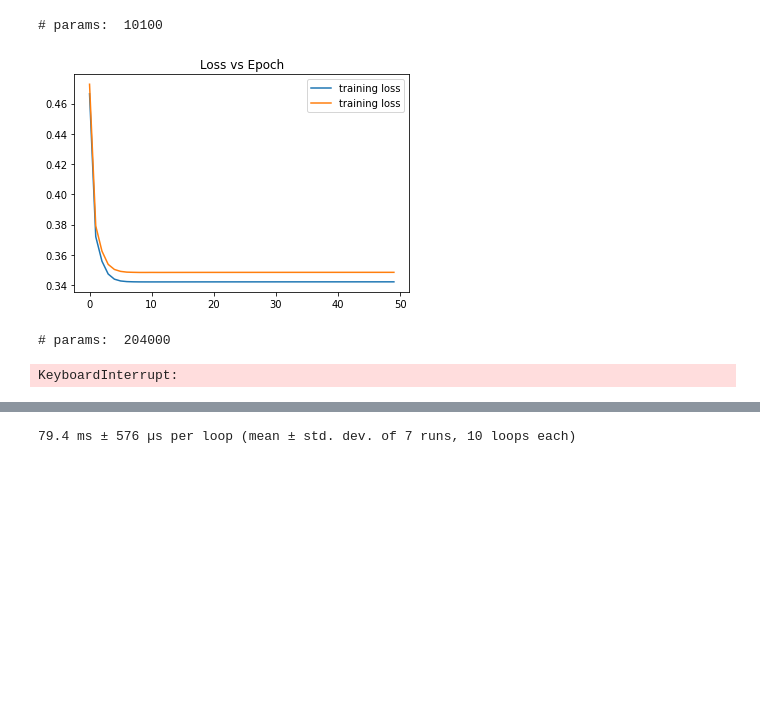
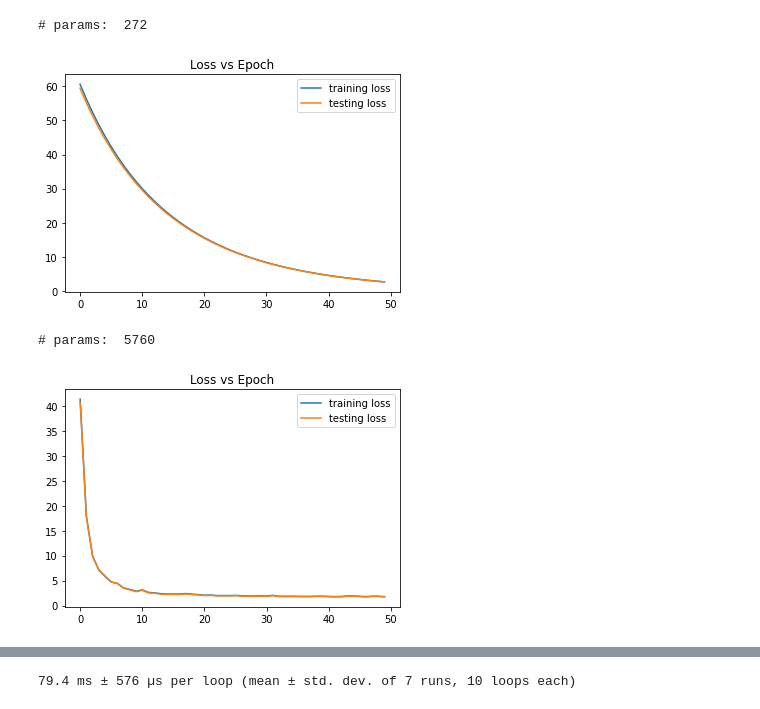
Before and after one commit to akarshkumar0101/timm-mlp-shaker, a Jupyter notebook: linear_fitting.ipynb, the cells around one changed output, grey strips where cells are left out. Cells and saved outputs as stored; diff of their text form; code cells hidden in the pictures; blank space fills up the shorter version.

```diff
--- a/linear_fitting.ipynb
+++ b/linear_fitting.ipynb
@@ -73,17 +83,17 @@ def train(net, lr=1e-2, device=None, n_epochs=10, bs=300):
 # %%
 from mlp_mixer_pytorch import HeadlessMLPMixer
 # %%
-net = nn.Linear(100, 100)
+net = nn.Linear(16, 16)
 print('# params: ', util.count_params(net))
 train(net, device=device, lr=1e-2, bs=1000, n_epochs=50)
 # %% [output]
-# params:  10100
+# params:  272
-[figure, old version]
+[figure, new version]
 # %%
-net = mlp_shaker_flat.MLPFlatShaker([100], [0]*10, )
+net = mlp_shaker_flat.MLPFlatShaker([16], [0]*10, )
 print('# params: ', util.count_params(net))
 train(net, device=device, lr=1e-2, bs=1000, n_epochs=50)
 # %% [output]
-# params:  204000
+# params:  5760
-KeyboardInterrupt:
+[figure, added]
 # %%
```
Also changed, not shown: parts of 4 cells of this notebook, 1 other file.
